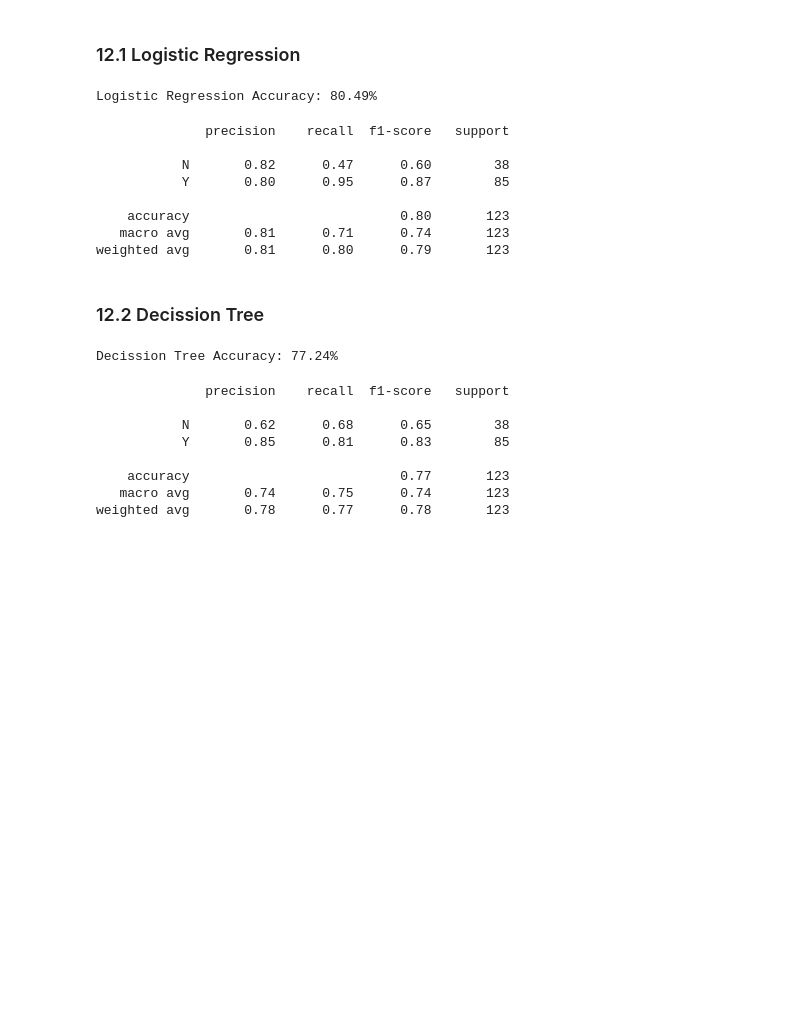
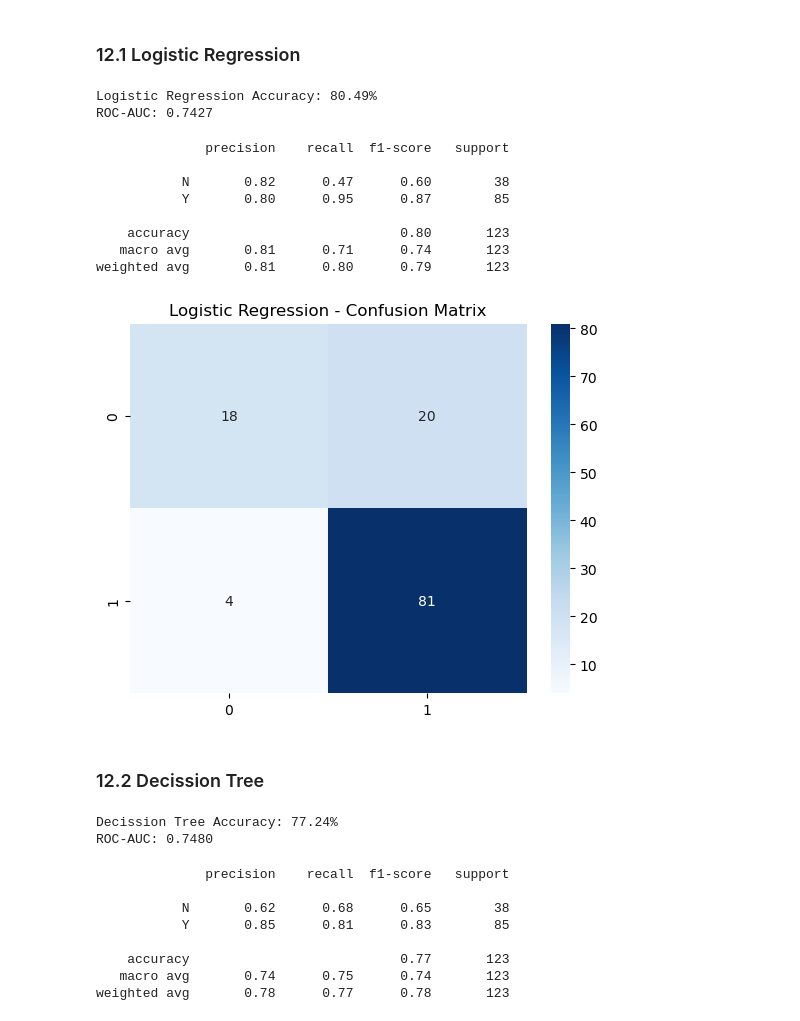
Before and after one commit to md-faiyazkhan/loan-default-prediction, a Jupyter notebook: notebooks/loan_prediction.ipynb, the cells around one changed output. Saved outputs shown, nothing was run; the diff lists cells and outputs as text; code cells hidden in the pictures; blank space fills up the shorter version.

Commit message:
Added Roc Auc and Confusion Matrix in after each algo

```diff
--- a/notebooks/loan_prediction.ipynb
+++ b/notebooks/loan_prediction.ipynb
@@ -402,8 +402,10 @@ y_pred_lr = lr.predict(X_test)
 # %%
 # Accuracy Score
 print(f"Logistic Regression Accuracy: {accuracy_score(y_test, y_pred_lr) * 100:.2f}%")
+print(f"ROC-AUC: {roc_auc_score(y_test, lr.predict_proba(X_test)[:, 1]):.4f}")
 # %% [output]
 Logistic Regression Accuracy: 80.49%
+ROC-AUC: 0.7427
 # %%
 # Classification report
 print(classification_report(y_test, y_pred_lr))
@@ -416,6 +418,13 @@ print(classification_report(y_test, y_pred_lr))
     accuracy                           0.80       123
    macro avg       0.81      0.71      0.74       123
 weighted avg       0.81      0.80      0.79       123
+# %%
+# Confusion Matrix
+sns.heatmap(confusion_matrix(y_test, y_pred_lr), annot=True, fmt='d', cmap='Blues')
+plt.title('Logistic Regression - Confusion Matrix')
+plt.show()
+# %% [output]
+[figure, added]
 # %% [markdown]
 ### 12.2 Decission Tree
 # %%
@@ -425,8 +434,10 @@ y_pred_dt = dt.predict(X_test)
 # %%
 # Accuracy Score
 print(f"Decission Tree Accuracy: {accuracy_score(y_test, y_pred_dt) * 100:.2f}%")
+print(f"ROC-AUC: {roc_auc_score(y_test, dt.predict_proba(X_test)[:, 1]):.4f}")
 # %% [output]
 Decission Tree Accuracy: 77.24%
+ROC-AUC: 0.7480
 # %%
 # Classification report
 print(classification_report(y_test, y_pred_dt))
```
Also changed, not shown: parts of 7 cells of this notebook.
